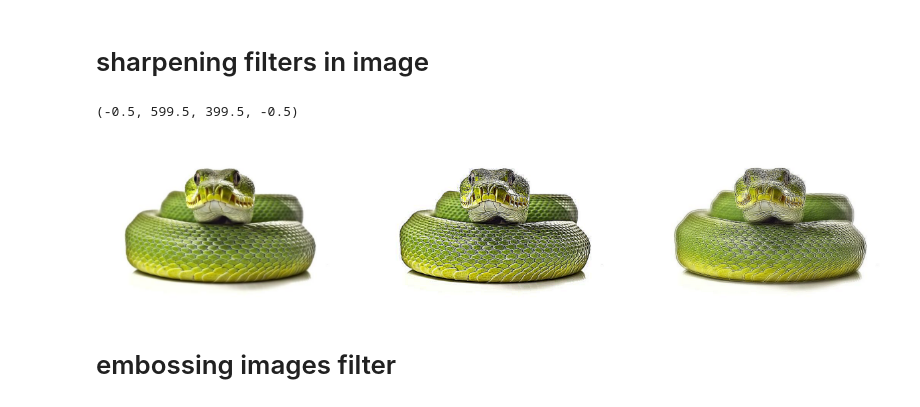
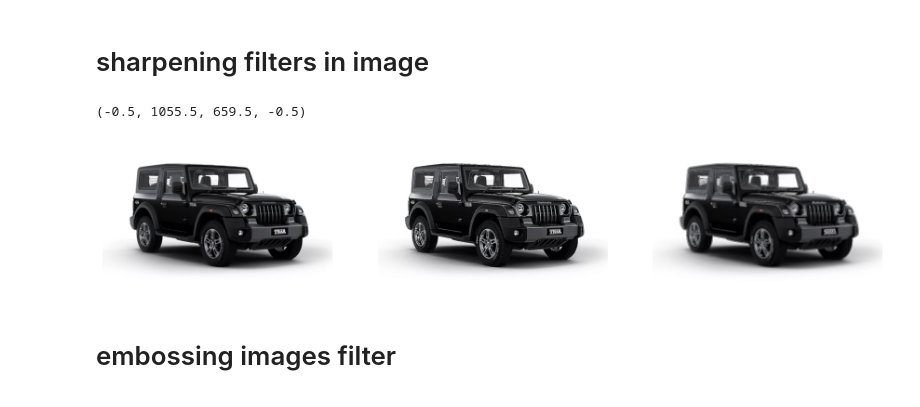
Before and after one commit to KanjariyaRahul/machine-learning, a Jupyter notebook: Image_filter/image_filters.ipynb, the cells around one changed output. Cells and saved outputs as stored; diff of their text form; code cells hidden in the pictures.

```diff
--- a/Image_filter/image_filters.ipynb
+++ b/Image_filter/image_filters.ipynb
@@ -145,26 +162,26 @@ plt.axis('off')
 # %%
 import cv2
 import numpy as np
 import matplotlib.pyplot as plt
 
-img= cv2.imread("5.jpg")
+img= cv2.imread("2.jpg")
 img = cv2.cvtColor(img,cv2.COLOR_BGR2RGB)
 
 plt.figure(figsize=(15, 15))
 
 k1 = np.array ([[-1,-1,-1] , [-1, 9, -1] , [-1,-1,-1]])
 k2 = np.array ([[1,1,1] , [1, -7, 1] , [1,1,1]])
 new_img1 = cv2.filter2D(img , -1 , k1)
 new_img2 = cv2.filter2D(img , -1 , k2)
 plt.subplot(1,3,1),plt.imshow(img)
 plt.axis('off')
 plt.subplot(1,3,2),plt.imshow(new_img1)
 plt.axis('off')
 plt.subplot(1,3,3),plt.imshow(new_img2)
 plt.axis('off')
 # %% [output]
-(-0.5, 599.5, 399.5, -0.5)
+(-0.5, 1055.5, 659.5, -0.5)
-[figure, old version]
+[figure, new version]
 # %% [markdown]
 # embossing images filter
 # %%
```
Also changed, not shown: parts of 7 cells of this notebook, 1 other file.
